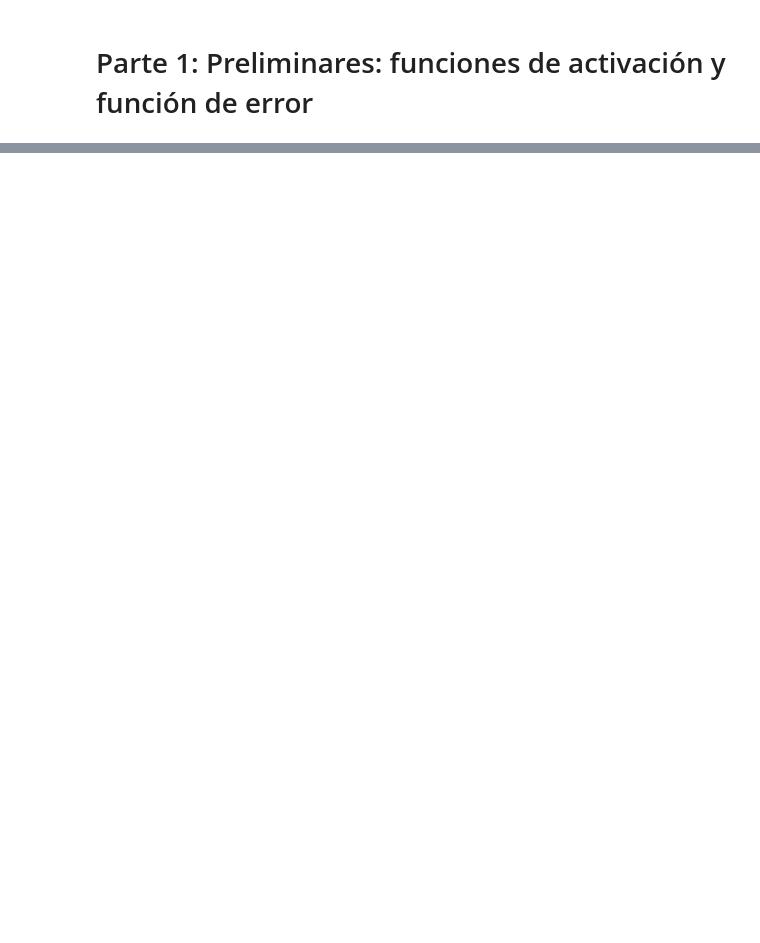
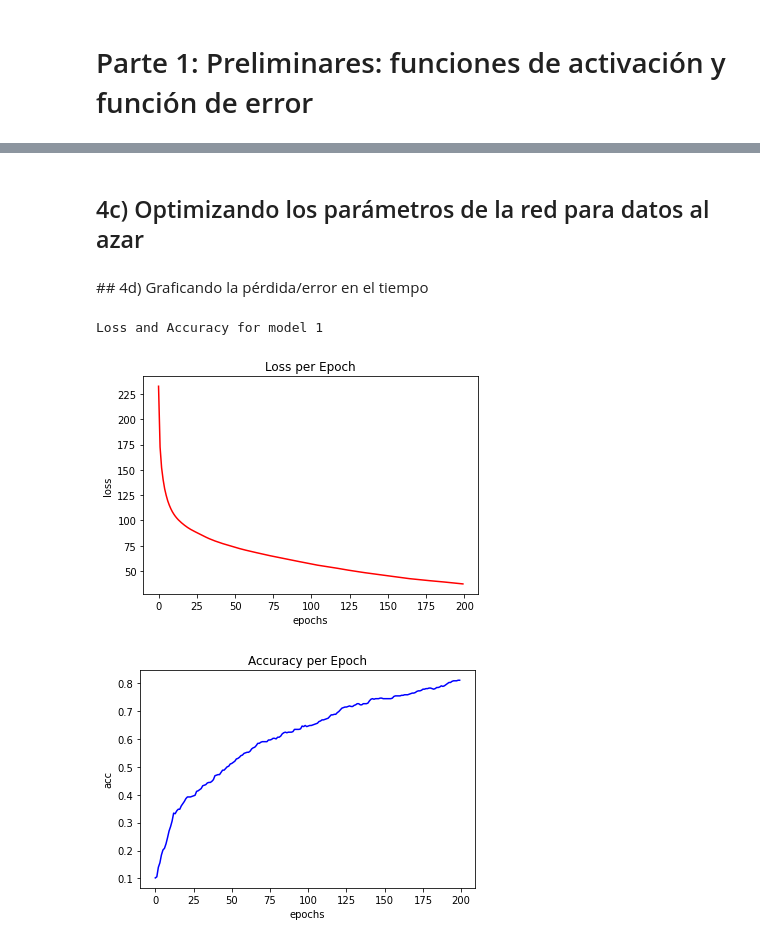
Before and after one commit to wiwillym/deeplearning-related, a Jupyter notebook: backprop_grad_descent.ipynb, the cells around one changed output, grey strips where cells are left out. Drawn from its saved outputs; the diff is of its cells as text; code cells hidden in the pictures; blank space fills up the shorter version.

```diff
--- a/backprop_grad_descent.ipynb
+++ b/backprop_grad_descent.ipynb
@@ -508,0 +441,17 @@ Usa tu red para entrenar con los datos de MNIST. Mira cómo usamos este conjunto
+# %%
+# Tu código debiera comenzar así
+
+class SGD():
+  def __init__(self, parameters, lr):
+    # lo que sea necesario inicializar
+    self.params = [p for p in parameters]
+    self.lr = lr
+
+
+  def step(self):
+    # actualiza acá los parámetros a partir del gradiente de cada uno
+    for i in range(len(self.params)):
+      try:
+        self.params[i].data -= self.lr*self.params[i].grad
+      except:
+        pass
@@ -508,0 +517,2 @@ Usa tu red para entrenar con los datos de MNIST. Mira cómo usamos este conjunto
+# %% [markdown]
+## 4c) Optimizando los parámetros de la red para datos al azar
@@ -508,0 +556,2 @@ Usa tu red para entrenar con los datos de MNIST. Mira cómo usamos este conjunto
+# %% [markdown]
+## 4d) Graficando la pérdida/error en el tiempo
@@ -508,0 +583,31 @@ Usa tu red para entrenar con los datos de MNIST. Mira cómo usamos este conjunto
+# %%
+# Dataset
+N, F, C = 500, 50, 10
+my_dataset = RandomDataset(N,F,C)
+
+# Models
+
+### Model 1 ###
+model1 = FFNN(F, [50, 30], [relu, sig], C)
+optimizer1 = SGD(model1.parameters(), lr=0.05)
+
+### Model 2 ###
+model2 = FFNN(F, [150, 90], [relu, sig], C)
+optimizer2 = SGD(model2.parameters(), lr=0.05)
+
+### Model 3 ###
+model3 = FFNN(F,  [150, 90, 50], [relu, sig, sig], C)
+optimizer3 = SGD(model3.parameters(), lr=0.05)
+
+### Model 4 ###
+model4 = FFNN(F, [100,50,25], [tanh, relu, sig], C)
+optimizer4 = SGD(model4.parameters(), lr=0.05)
+# %%
+print("Loss and Accuracy for model 1")
+with torch.no_grad():
+  loss1, acc1 = entrenar_FFNN(model1, my_dataset, optimizer1, epochs=200, batch_size=10)
+plot_results(loss1, acc1)
+# %% [output]
+Loss and Accuracy for model 1
+[figure, added]
+[figure, added]
```
Also changed, not shown: parts of 69 cells of this notebook.
